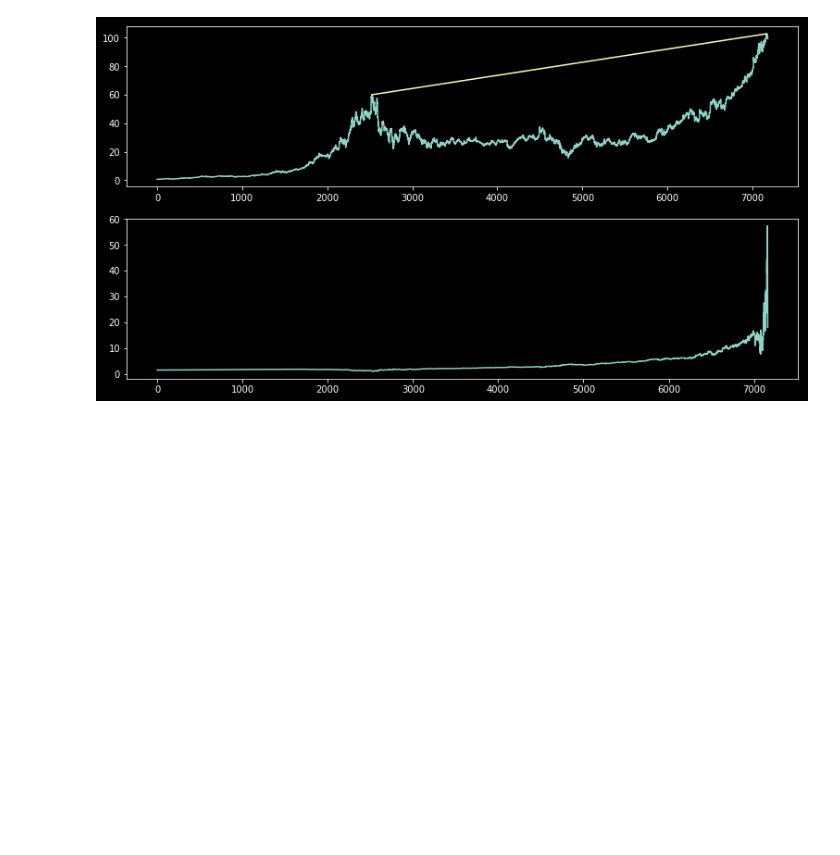
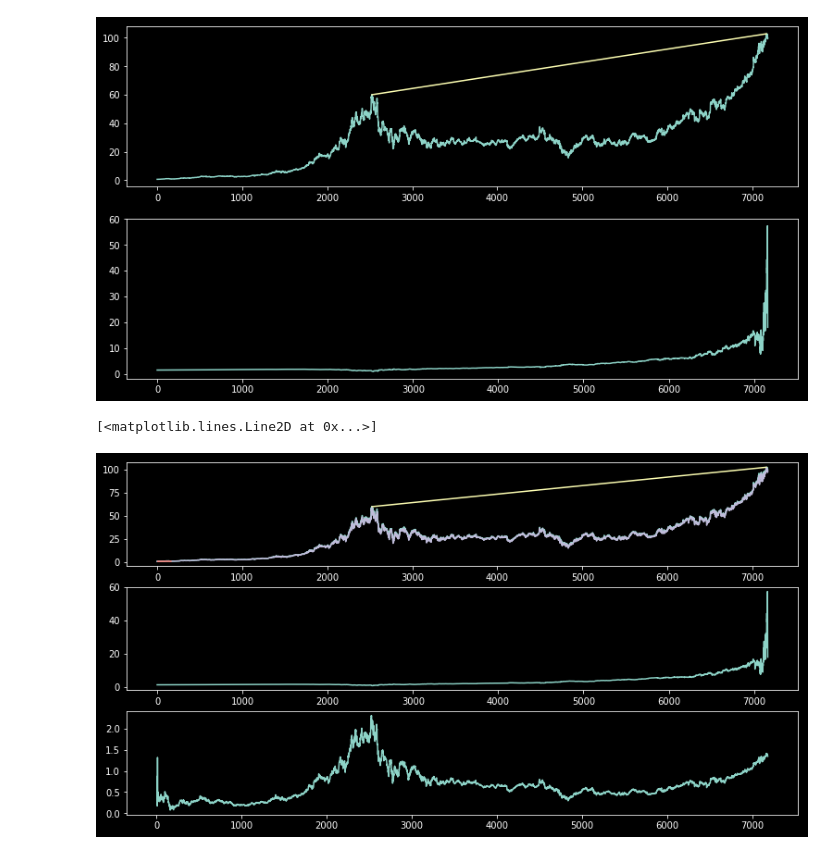
Before and after one commit to croidzen/trendbox, a Jupyter notebook: trendbox.ipynb, the cells around one changed output. Cells and saved outputs as stored; diff of their text form; code cells hidden in the pictures; blank space fills up the shorter version.

Commit message:
First calculation for 'Low' values added

```diff
--- a/trendbox.ipynb
+++ b/trendbox.ipynb
@@ -69,18 +69,30 @@ else:
     startpos_low = 0
     endpos_low = bot_rot_pos - 1
 # %%
-#slope = (y-yi)/(x-xi)
+'''
+Calculate top-slope values for all positions
+slope = (y-yi)/(x-xi)
+'''
 
+# Preparations
 df['top_slope'] = pd.Series(float('NaN'), index=df.index)
+length = endpos_high - startpos_high
 
-length = endpos_high - startpos_high
+# Get top rotation value
 y = df.loc[top_rot_pos, 'High']
-y = pd.Series(y, index=range(startpos_high, length))
+# Transforn to homogenous series
+y = pd.Series(y, index=range(startpos_high, startpos_high + length))
+# Get other 'High' values
 yi = df.loc[startpos_high:endpos_high, 'High']
+
+# Get top rotation position
 x = top_rot_pos
-x = pd.Series(x, index=range(startpos_high, length))
+# Transforn to homogenous series
+x = pd.Series(x, index=range(startpos_high, startpos_high + length))
+# Get other position values
 xi = df.index.tolist()[startpos_high:endpos_high]
 
+# Paste all series into formula
 df.loc[startpos_high:endpos_high, 'top_slope'] = ((y.sub(yi)).div(x.sub(xi))).mul(100)
 # %%
 plt.figure(1)
@@ -100,0 +139,26 @@ plt.plot(df.index.values, df['top_slope'])
+# %%
+plt.figure(1)
+plt.subplot(311)
+
+plt.plot(df.index.values, df['High'])
+x1 = df['top_slope'].idxmin()
+x2 = top_rot_pos
+y1 = df.loc[df['top_slope'].idxmin(), 'High']
+y2 = df.loc[top_rot_pos, 'High']
+plt.plot([x1, x2], [y1, y2])
+
+plt.plot(df.index.values, df['Low'])
+x1 = df['bot_slope'].idxmin()
+x2 = bot_rot_pos
+y1 = df.loc[df['bot_slope'].idxmin(), 'Low']
+y2 = df.loc[bot_rot_pos, 'Low']
+plt.plot([x1, x2], [y1, y2])
+
+plt.subplot(312)
+plt.plot(df.index.values, df['top_slope'])
+
+plt.subplot(313)
+plt.plot(df.index.values, df['bot_slope'])
+# %% [output]
+[<matplotlib.lines.Line2D at 0x...>]
+[figure, added]
```
Also changed, not shown: parts of 1 cell of this notebook.
